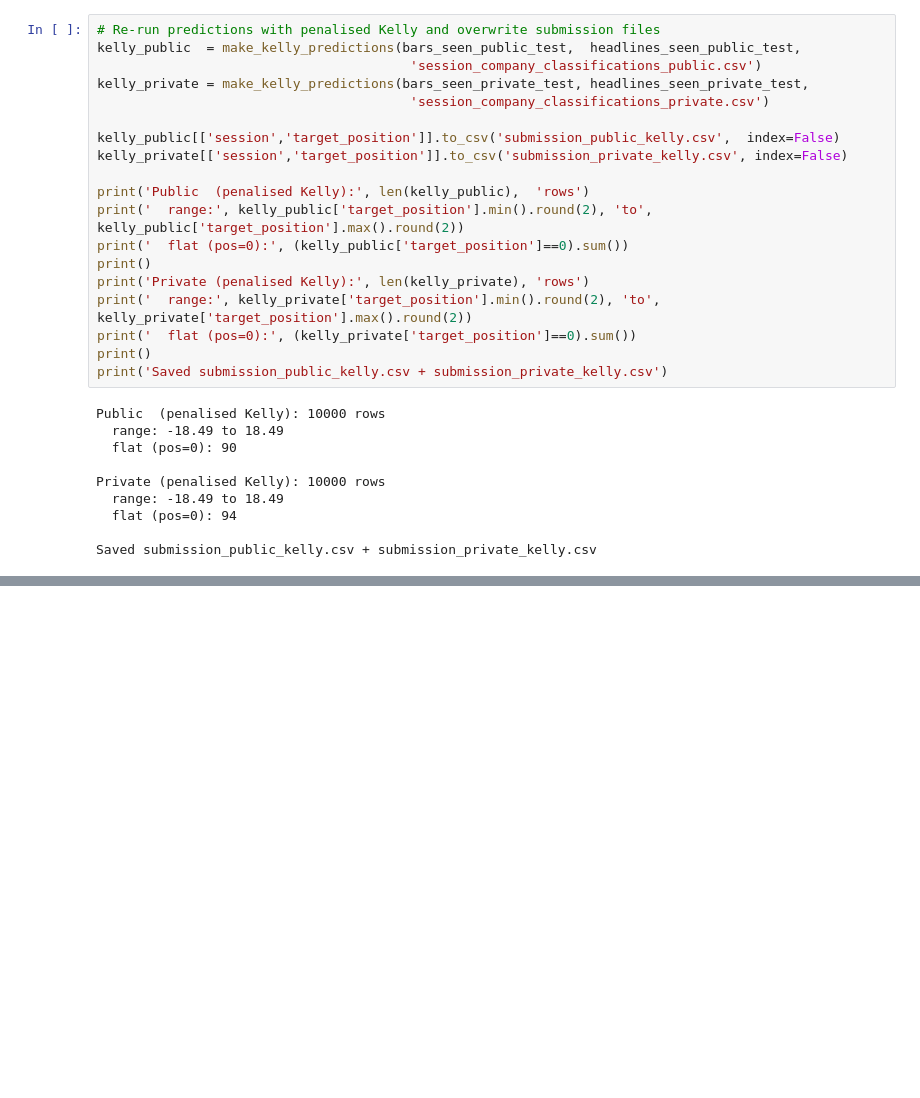
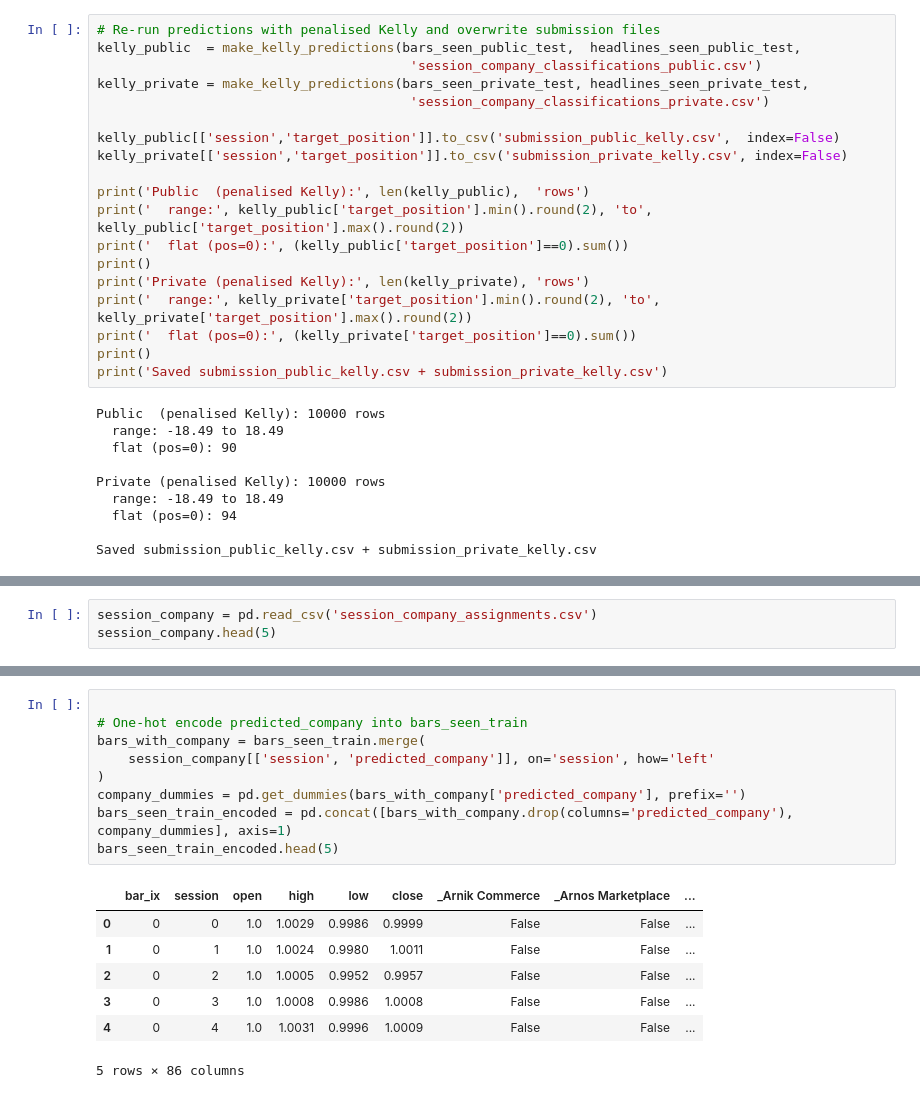
Before and after one commit to Sne4kers/hrt-datathon, a Jupyter notebook: igor/headlines_research.ipynb, the cells around one changed output, grey strips where cells are left out. Drawn from its saved outputs; the diff is of its cells as text; blank space fills up the shorter version.

```diff
--- a/igor/headlines_research.ipynb
+++ b/igor/headlines_research.ipynb
@@ -802,0 +814,3 @@ Saved submission_public_kelly.csv + submission_private_kelly.csv
+# %%
+session_company = pd.read_csv('session_company_assignments.csv')
+session_company.head(5)
@@ -802,0 +824,17 @@ Saved submission_public_kelly.csv + submission_private_kelly.csv
+# %%
+
+# One-hot encode predicted_company into bars_seen_train
+bars_with_company = bars_seen_train.merge(
+    session_company[['session', 'predicted_company']], on='session', how='left'
+)
+company_dummies = pd.get_dummies(bars_with_company['predicted_company'], prefix='')
+bars_seen_train_encoded = pd.concat([bars_with_company.drop(columns='predicted_company'), company_dummies], axis=1)
+bars_seen_train_encoded.head(5)
+# %% [output]
+|  | bar_ix | session | open | high | low | close | _Arnik Commerce | _Arnos Marketplace | ... |
+| 0 | 0 | 0 | 1.0 | 1.0029 | 0.9986 | 0.9999 | False | False | ... |
+| 1 | 0 | 1 | 1.0 | 1.0024 | 0.9980 | 1.0011 | False | False | ... |
+| 2 | 0 | 2 | 1.0 | 1.0005 | 0.9952 | 0.9957 | False | False | ... |
+| 3 | 0 | 3 | 1.0 | 1.0008 | 0.9986 | 1.0008 | False | False | ... |
+| 4 | 0 | 4 | 1.0 | 1.0031 | 0.9996 | 1.0009 | False | False | ... |
+5 rows × 86 columns
```
Also changed, not shown: parts of 9 cells of this notebook, 4 other files.
